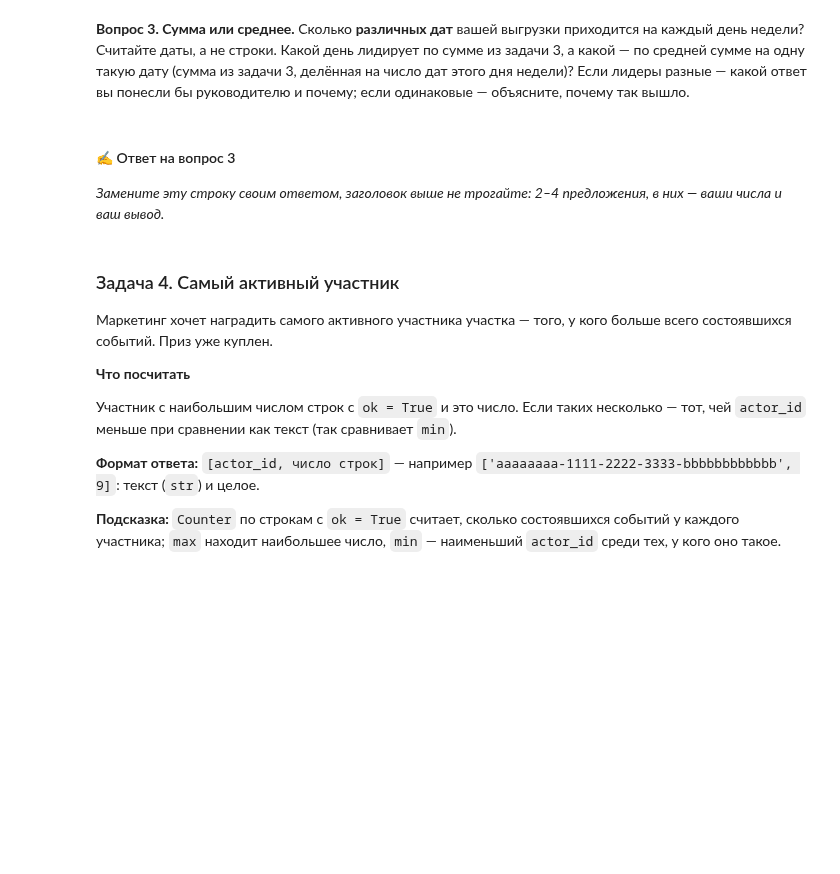
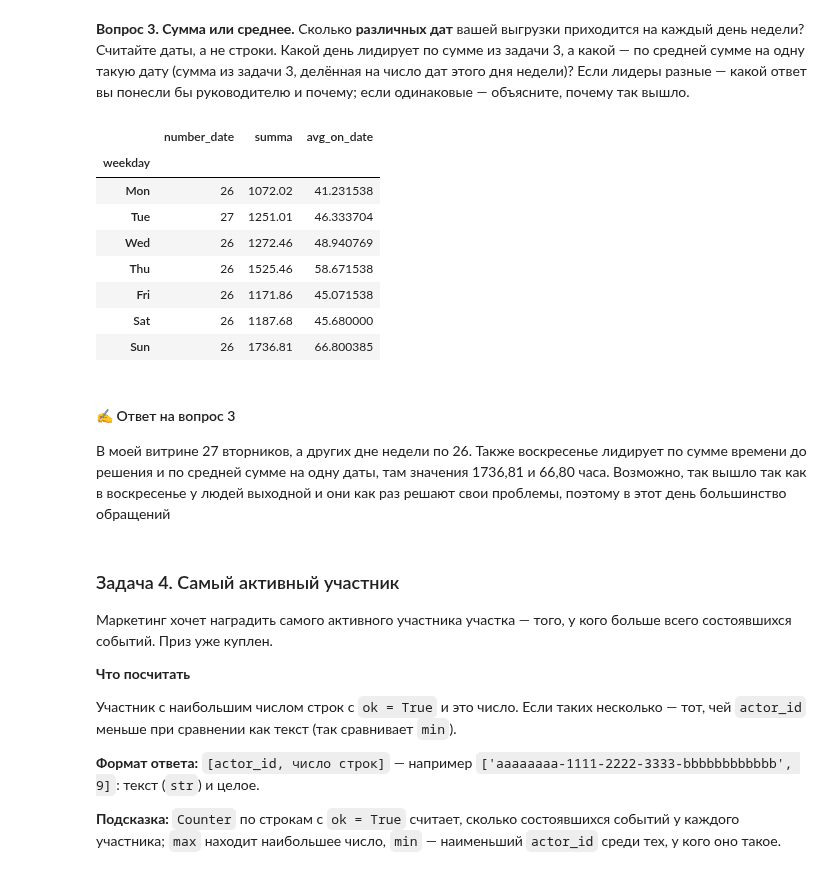
Before and after one commit to ART1X1/bpm_python_magistr, a Jupyter notebook: notebooks/hw1.ipynb, the cells around one changed output. Saved outputs shown, nothing was run; the diff lists cells and outputs as text; code cells hidden in the pictures; blank space fills up the shorter version.

```diff
--- a/notebooks/hw1.ipynb
+++ b/notebooks/hw1.ipynb
@@ -391,10 +483,20 @@ _Замените эту строку своим ответом, заголов
 WEEKDAYS = ["Mon", "Tue", "Wed", "Thu", "Fri", "Sat", "Sun"]  # WEEKDAYS[0] — понедельник
 
 
-def task3(rows: list[dict]) -> dict:
+def task3(df: list[dict]) -> dict:
     # верните {'Mon': сумма, 'Tue': сумма, ...}
-    ...
+    df_new = df[df['ok'] == True]
+    df_new['number_day'] = pd.to_datetime(df['day']).dt.dayofweek
+    df_new['date'] = df_new['number_day'].map(dict(enumerate(WEEKDAYS)))
+    ans = df_new.groupby('date')['value'].sum()
+    ans = ans.reindex([day for day in WEEKDAYS if day in ans.index])
+
+    answer = {}
+    for day, total in ans.items():
+        answer[day] = float(round(total, 2))
+
+    return answer
 
 
-answer_3 = task3(rows)
+answer_3 = task3(df)
 answer_3
@@ -403,10 +513,32 @@ answer_3
 # %%
 # Числа для ответа на вопрос 3 считайте здесь — по rows и answer_3.
 # Ячейка тоже выполняется на контрольном участке: даты, id и сегмент руками не вписывайте.
+df_new = pd.DataFrame(rows)
+df_new['day'] = pd.to_datetime(df_new['day']).dt.normalize()
+df_new['number_day'] = df_new['day'].dt.dayofweek
+df_new['weekday'] = df_new['number_day'].map(dict(enumerate(WEEKDAYS)))
+
+counts = df_new.groupby('weekday')['day'].nunique()
+counts = counts.reindex([day for day in WEEKDAYS if day in counts.index])
+
+result = counts.to_frame(name='number_date')
+result['summa'] = pd.Series(answer_3)
+result['avg_on_date'] = result['summa'] / result['number_date']
+result
+# %% [output]
+|  | number_date | summa | avg_on_date |
+| weekday |  |  |  |
+| Mon | 26 | 1072.02 | 41.231538 |
+| Tue | 27 | 1251.01 | 46.333704 |
+| Wed | 26 | 1272.46 | 48.940769 |
+| Thu | 26 | 1525.46 | 58.671538 |
+| Fri | 26 | 1171.86 | 45.071538 |
+| Sat | 26 | 1187.68 | 45.680000 |
+| Sun | 26 | 1736.81 | 66.800385 |
 # %% [markdown]
 #### ✍️ Ответ на вопрос 3
 
-_Замените эту строку своим ответом, заголовок выше не трогайте: 2–4 предложения, в них — ваши числа и ваш вывод._
+В моей витрине 27 вторников, а других дне недели по 26. Также воскресенье лидирует по сумме времени до решения и по средней сумме на одну даты, там значения 1736,81 и 66,80 часа. Возможно, так вышло так как в воскресенье у людей выходной и они как раз решают свои проблемы, поэтому в этот день большинство обращений
 # %% [markdown]
 ### Задача 4. Самый активный участник
 
```
Also changed, not shown: parts of 30 cells of this notebook, 2 other files.
